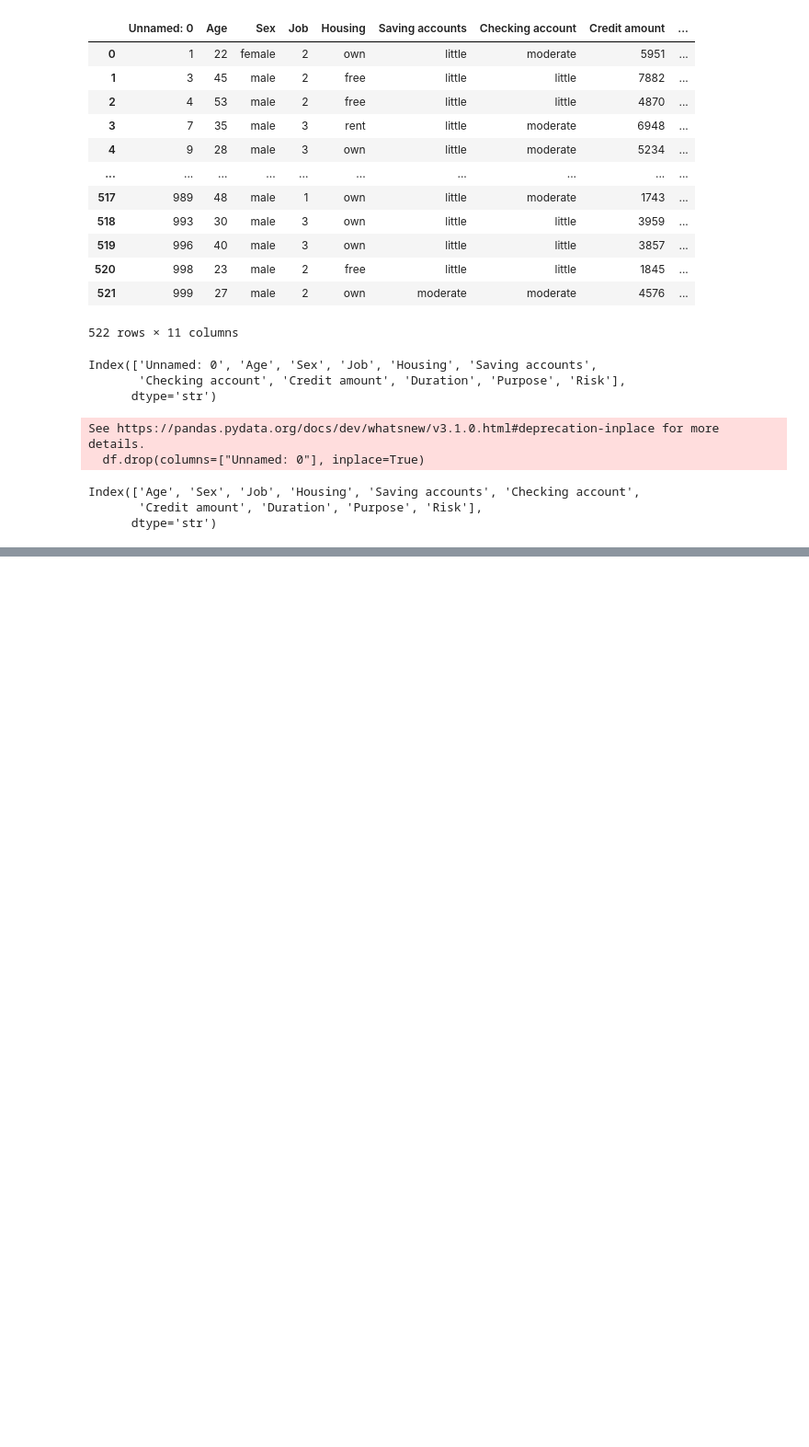
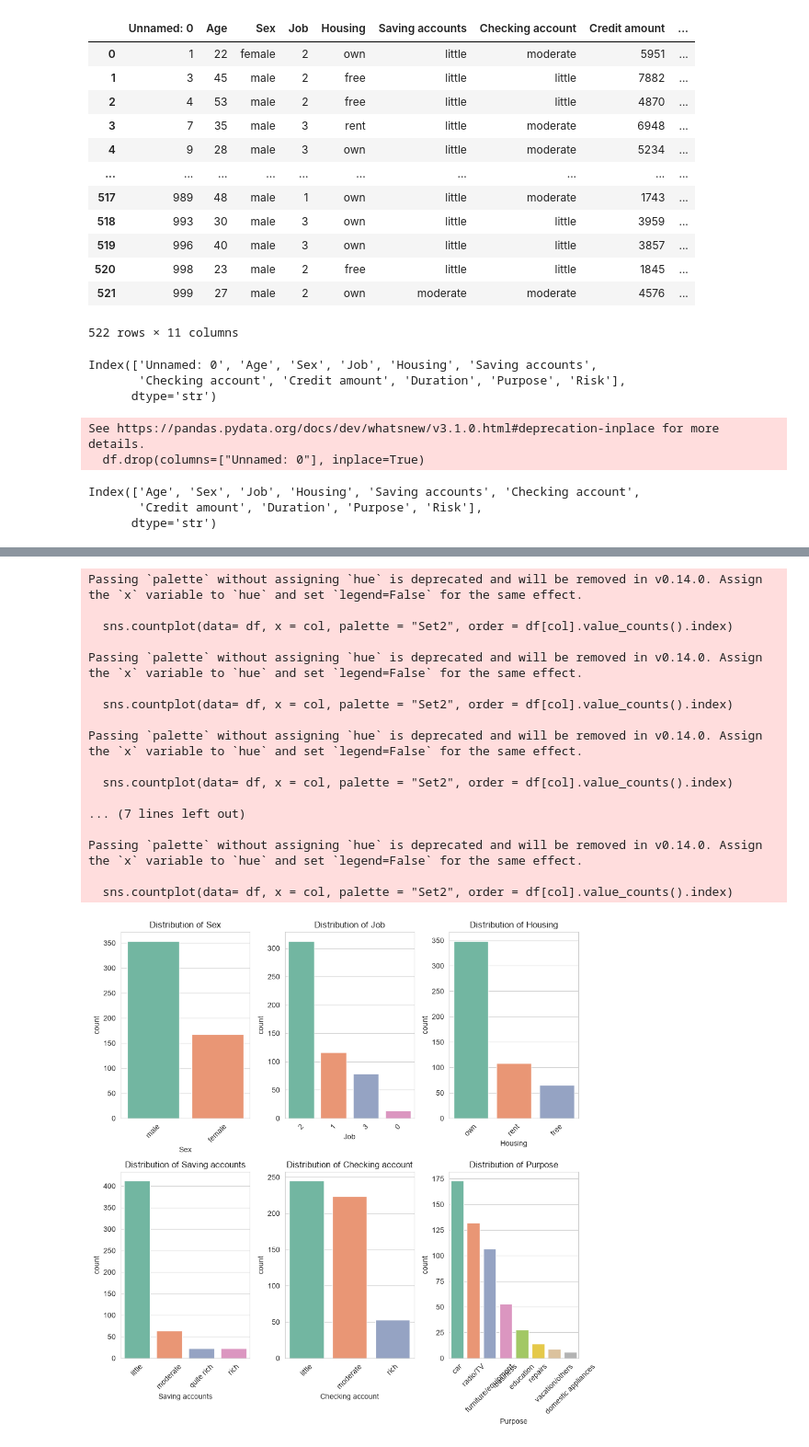
Before and after one commit to Stivvv18/credit-risk-modeling-ml-, a Jupyter notebook: notebook/analysis_model.ipynb, the cells around one changed output, grey strips where cells are left out. Shown at 92% size. Drawn from its saved outputs; the diff is of its cells as text; code cells hidden in the pictures; blank space fills up the shorter version.

```diff
--- a/notebook/analysis_model.ipynb
+++ b/notebook/analysis_model.ipynb
@@ -146,0 +169,31 @@ plt.show()
+# %%
+categorical_cols = ["Sex","Job","Housing","Saving accounts","Checking account","Purpose"]
+# %%
+plt.figure(figsize=(10,10))
+for i, col in enumerate(categorical_cols):
+    plt.subplot(2,3, i + 1)
+    sns.countplot(data= df, x = col, palette = "Set2", order = df[col].value_counts().index)
+    plt.title(f"Distribution of {col}")
+    plt.xticks(rotation = 45)
+
+plt.tight_layout()
+plt.show()
+# %% [output]
+Passing `palette` without assigning `hue` is deprecated and will be removed in v0.14.0. Assign the `x` variable to `hue` and set `legend=False` for the same effect.
+
+  sns.countplot(data= df, x = col, palette = "Set2", order = df[col].value_counts().index)
+
+Passing `palette` without assigning `hue` is deprecated and will be removed in v0.14.0. Assign the `x` variable to `hue` and set `legend=False` for the same effect.
+
+  sns.countplot(data= df, x = col, palette = "Set2", order = df[col].value_counts().index)
+
+Passing `palette` without assigning `hue` is deprecated and will be removed in v0.14.0. Assign the `x` variable to `hue` and set `legend=False` for the same effect.
+
+  sns.countplot(data= df, x = col, palette = "Set2", order = df[col].value_counts().index)
+
+... (7 lines left out)
+
+Passing `palette` without assigning `hue` is deprecated and will be removed in v0.14.0. Assign the `x` variable to `hue` and set `legend=False` for the same effect.
+
+  sns.countplot(data= df, x = col, palette = "Set2", order = df[col].value_counts().index)
+[figure, added]
```
Also changed, not shown: parts of 16 cells of this notebook.
